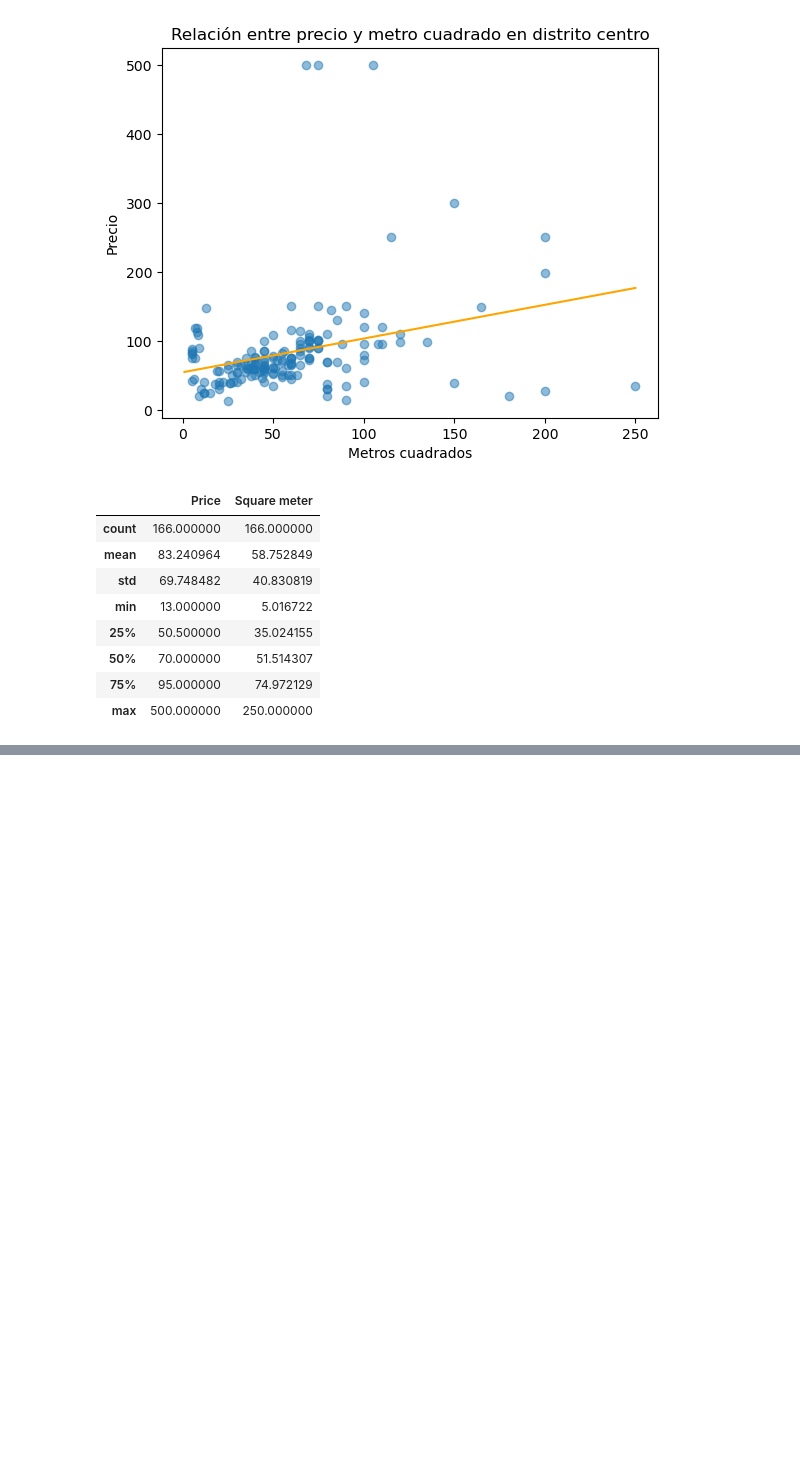
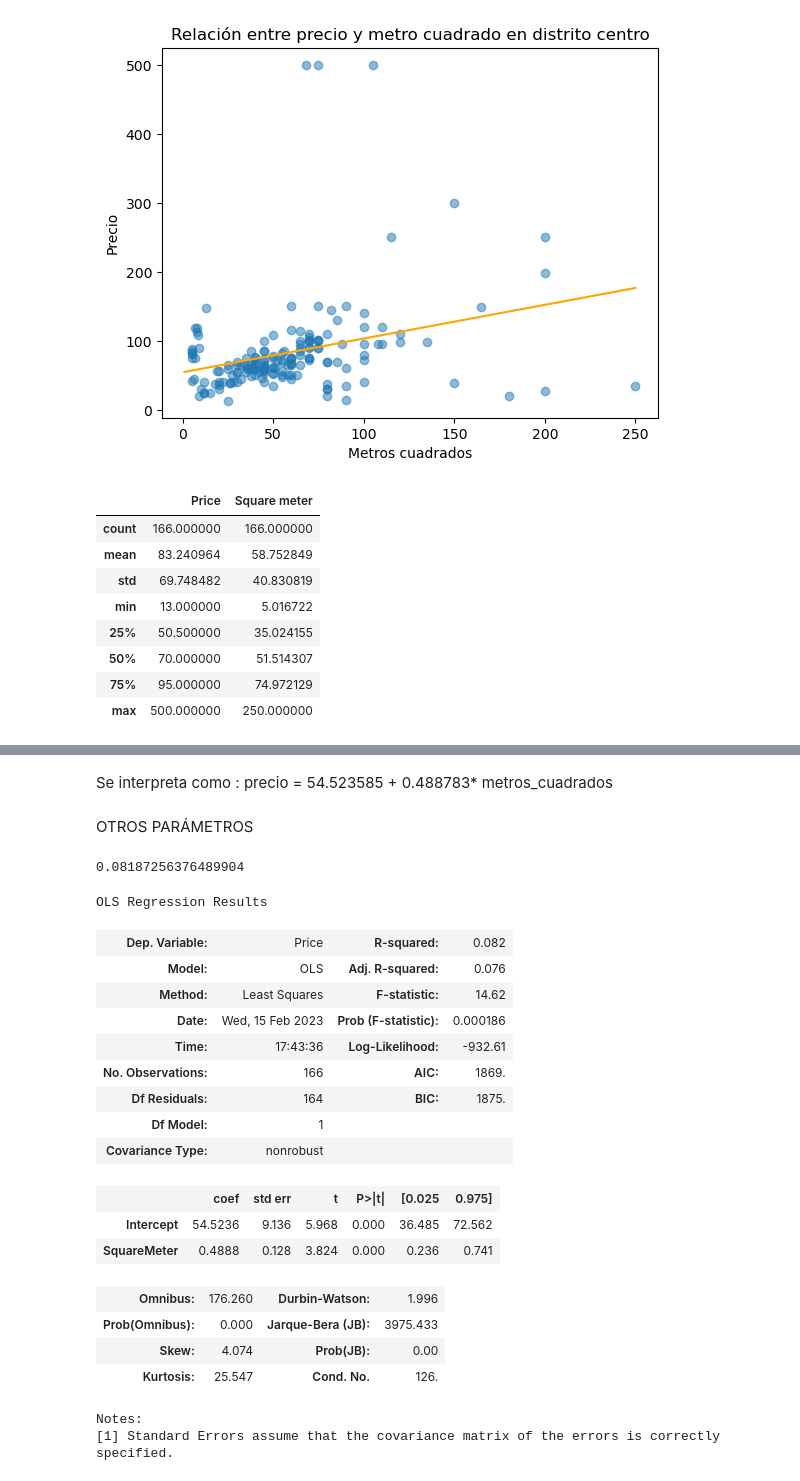
Before and after one commit to gschneiderv/Airbnb_Madrid, a Jupyter notebook: data_T10.ipynb, the cells around one changed output, grey strips where cells are left out. Saved outputs shown, nothing was run; the diff lists cells and outputs as text; code cells hidden in the pictures; blank space fills up the shorter version.

```diff
--- a/data_T10.ipynb
+++ b/data_T10.ipynb
@@ -256,0 +259,6 @@ Coeficiente de determinación R^2: 0.08187256376489904
+# %%
+import statsmodels.formula.api as smf
+HousePrices = filtered_dt[['Price','Square meter']]
+HousePrices['SquareMeter'] = HousePrices['Square meter']
+model1 = smf.ols(formula='Price~SquareMeter', data = HousePrices).fit()
+model1.params
@@ -256,0 +274,30 @@ Coeficiente de determinación R^2: 0.08187256376489904
+# %% [markdown]
+Se interpreta como : precio = 54.523585 + 0.488783* metros_cuadrados
+# %% [markdown]
+OTROS PARÁMETROS
+# %%
+model1.rsquared
+# %% [output]
+0.08187256376489904
+# %%
+model1.summary()
+# %% [output]
+OLS Regression Results
+| Dep. Variable: | Price | R-squared: | 0.082 |
+| Model: | OLS | Adj. R-squared: | 0.076 |
+| Method: | Least Squares | F-statistic: | 14.62 |
+| Date: | Wed, 15 Feb 2023 | Prob (F-statistic): | 0.000186 |
+| Time: | 17:43:36 | Log-Likelihood: | -932.61 |
+| No. Observations: | 166 | AIC: | 1869. |
+| Df Residuals: | 164 | BIC: | 1875. |
+| Df Model: | 1 |  |  |
+| Covariance Type: | nonrobust |  |  |
+|  | coef | std err | t | P>|t| | [0.025 | 0.975] |
+| Intercept | 54.5236 | 9.136 | 5.968 | 0.000 | 36.485 | 72.562 |
+| SquareMeter | 0.4888 | 0.128 | 3.824 | 0.000 | 0.236 | 0.741 |
+| Omnibus: | 176.260 | Durbin-Watson: | 1.996 |
+| Prob(Omnibus): | 0.000 | Jarque-Bera (JB): | 3975.433 |
+| Skew: | 4.074 | Prob(JB): | 0.00 |
+| Kurtosis: | 25.547 | Cond. No. | 126. |
+Notes:
+[1] Standard Errors assume that the covariance matrix of the errors is correctly specified.
```
Also changed, not shown: parts of 16 cells of this notebook, 1 other file.
